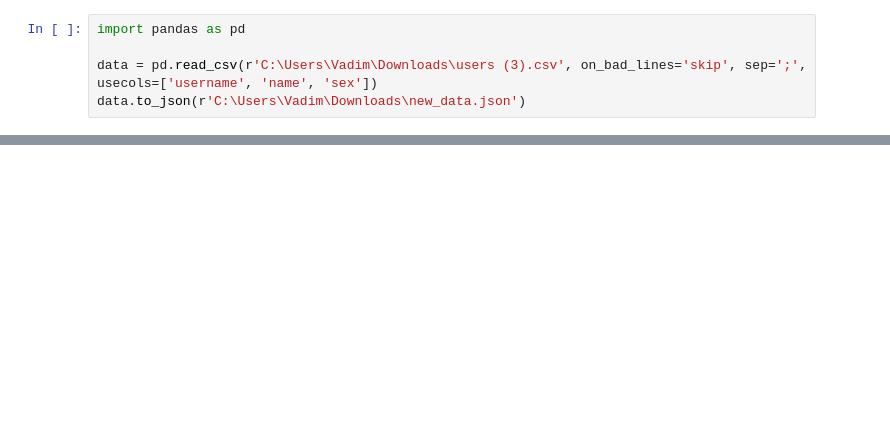
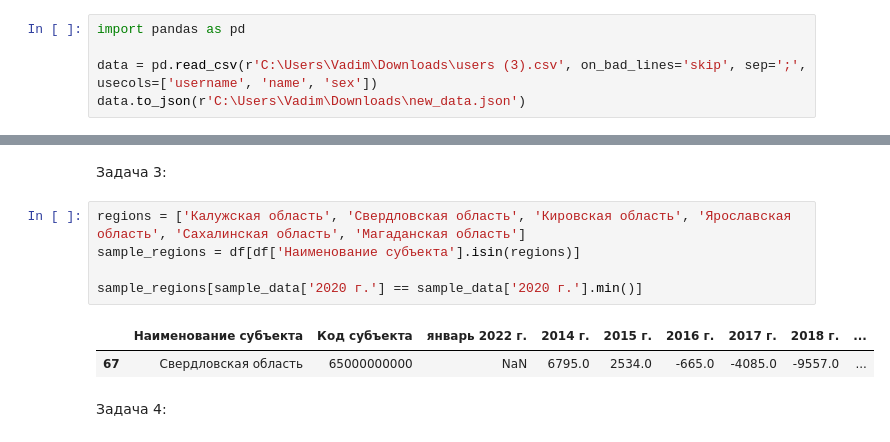
Before and after one commit to VadzimRudzman/pandas_fundamentals, a Jupyter notebook: Основы Pandas.ipynb, the cells around one changed output, grey strips where cells are left out. Drawn from its saved outputs; the diff is of its cells as text; blank space fills up the shorter version.

```diff
--- a/Основы Pandas.ipynb
+++ b/Основы Pandas.ipynb
@@ -2028,0 +2076,12 @@ data.to_json(r'C:\Users\Vadim\Downloads\new_data.json')
+# %% [markdown]
+Задача 3:
+# %%
+regions = ['Калужская область', 'Свердловская область', 'Кировская область', 'Ярославская область', 'Сахалинская область', 'Магаданская область']
+sample_regions = df[df['Наименование субъекта'].isin(regions)]
+
+sample_regions[sample_data['2020 г.'] == sample_data['2020 г.'].min()]
+# %% [output]
+|  | Наименование субъекта | Код субъекта | январь 2022 г. | 2014 г. | 2015 г. | 2016 г. | 2017 г. | 2018 г. | ... |
+| 67 | Свердловская область | 65000000000 | NaN | 6795.0 | 2534.0 | -665.0 | -4085.0 | -9557.0 | ... |
+# %% [markdown]
+Задача 4:
```
Also changed, not shown: parts of 14 cells of this notebook.
